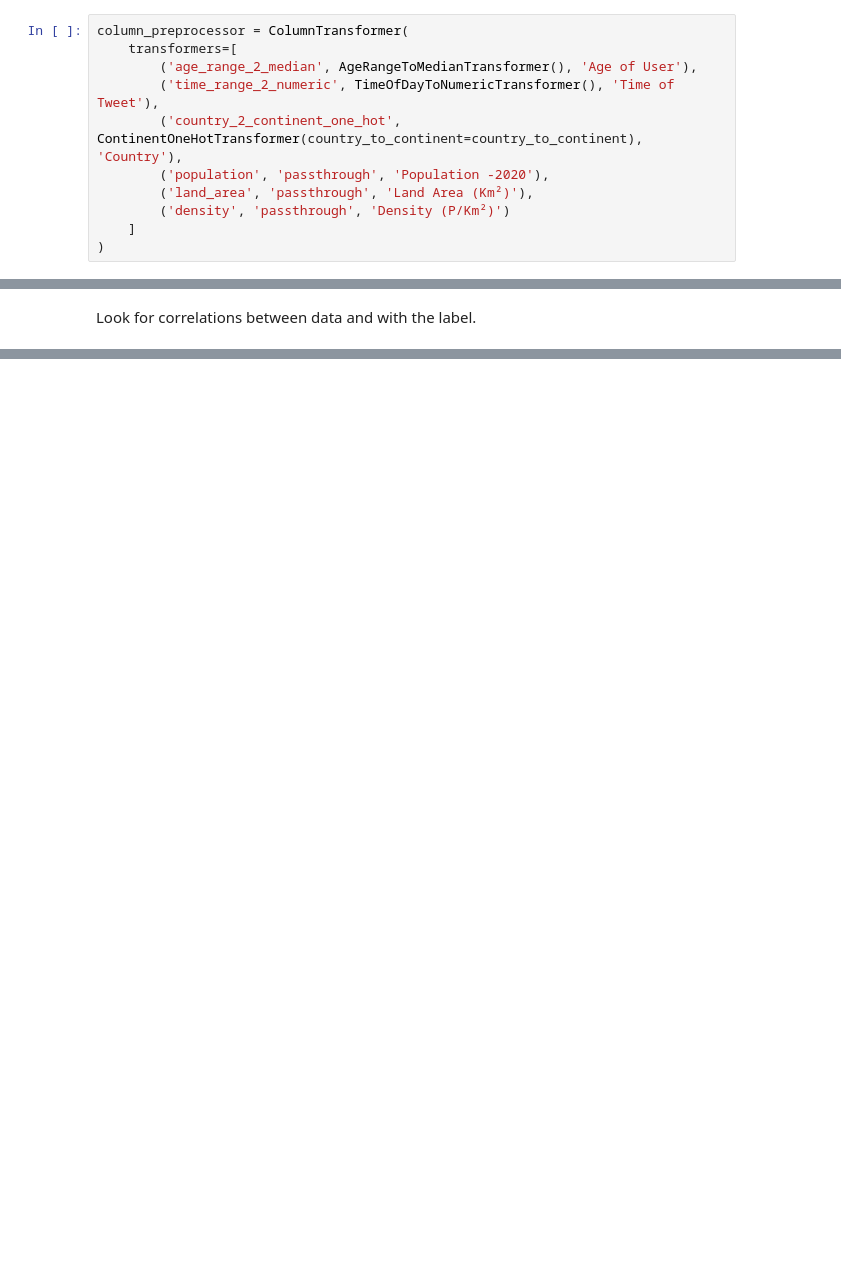
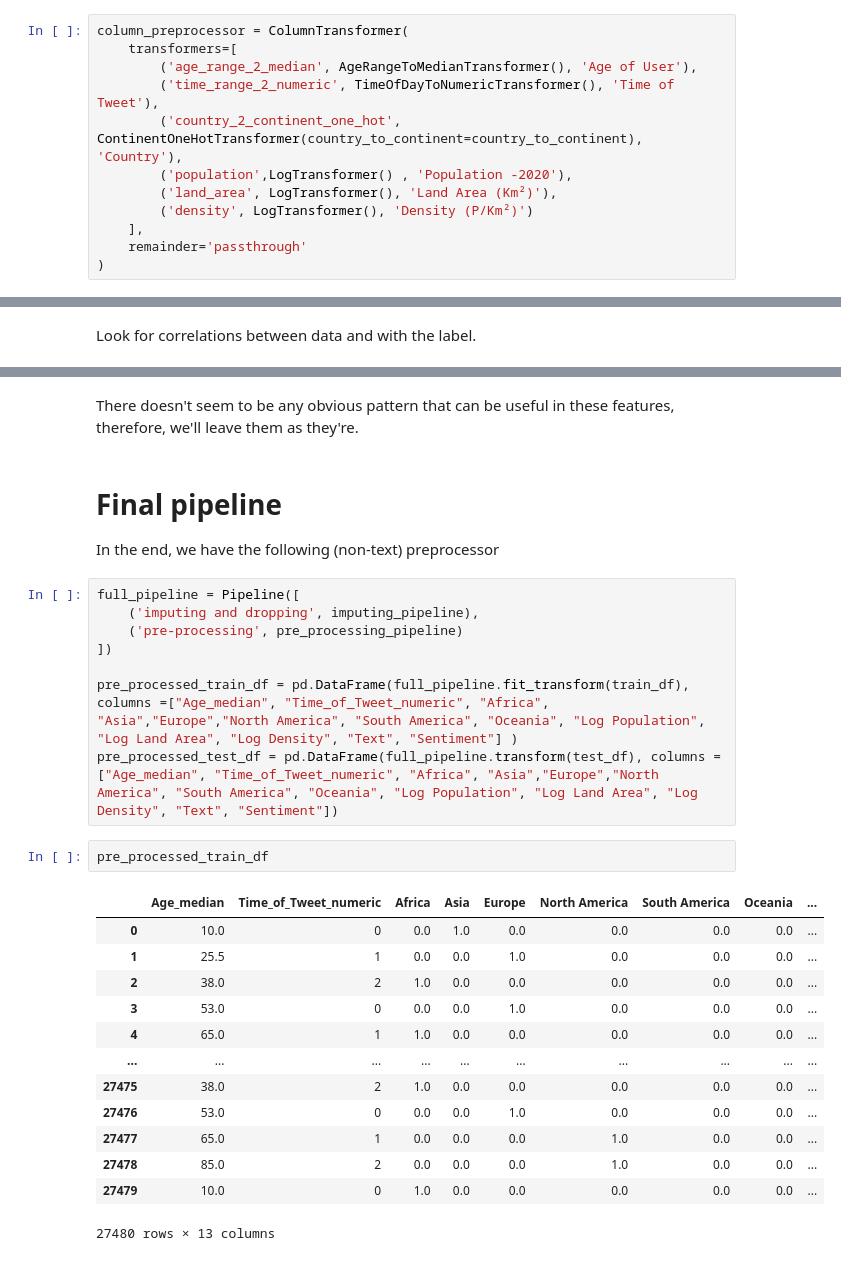
Before and after one commit to DiegoFleury/MI201-groupe-4, a Jupyter notebook: notebooks/preProcessingAndEDA.ipynb, the cells around one changed output, grey strips where cells are left out. Saved outputs shown, nothing was run; the diff lists cells and outputs as text; blank space fills up the shorter version.

```diff
--- a/notebooks/preProcessingAndEDA.ipynb
+++ b/notebooks/preProcessingAndEDA.ipynb
@@ -695,8 +752,9 @@ column_preprocessor = ColumnTransformer(
         ('age_range_2_median', AgeRangeToMedianTransformer(), 'Age of User'),
         ('time_range_2_numeric', TimeOfDayToNumericTransformer(), 'Time of Tweet'),
         ('country_2_continent_one_hot', ContinentOneHotTransformer(country_to_continent=country_to_continent), 'Country'),
-        ('population', 'passthrough', 'Population -2020'),
-        ('land_area', 'passthrough', 'Land Area (Km²)'),
-        ('density', 'passthrough', 'Density (P/Km²)')
-    ]
+        ('population',LogTransformer() , 'Population -2020'),
+        ('land_area', LogTransformer(), 'Land Area (Km²)'),
+        ('density', LogTransformer(), 'Density (P/Km²)')
+    ],
+    remainder='passthrough'
 )
@@ -740,0 +863,31 @@ Compare tf-idf, Word2Vec and BERT embeddings (Cluster and visualize words)
+# %% [markdown]
+There doesn't seem to be any obvious pattern that can be useful in these features, therefore, we'll leave them as they're.
+# %% [markdown]
+# Final pipeline
+
+
+In the end, we have the following (non-text) preprocessor
+# %%
+full_pipeline = Pipeline([
+    ('imputing and dropping', imputing_pipeline),
+    ('pre-processing', pre_processing_pipeline)
+])
+
+pre_processed_train_df = pd.DataFrame(full_pipeline.fit_transform(train_df), columns =["Age_median", "Time_of_Tweet_numeric", "Africa", "Asia","Europe","North America", "South America", "Oceania", "Log Population", "Log Land Area", "Log Density", "Text", "Sentiment"] )
+pre_processed_test_df = pd.DataFrame(full_pipeline.transform(test_df), columns = ["Age_median", "Time_of_Tweet_numeric", "Africa", "Asia","Europe","North America", "South America", "Oceania", "Log Population", "Log Land Area", "Log Density", "Text", "Sentiment"])
+# %%
+pre_processed_train_df
+# %% [output]
+|  | Age_median | Time_of_Tweet_numeric | Africa | Asia | Europe | North America | South America | Oceania | ... |
+| 0 | 10.0 | 0 | 0.0 | 1.0 | 0.0 | 0.0 | 0.0 | 0.0 | ... |
+| 1 | 25.5 | 1 | 0.0 | 0.0 | 1.0 | 0.0 | 0.0 | 0.0 | ... |
+| 2 | 38.0 | 2 | 1.0 | 0.0 | 0.0 | 0.0 | 0.0 | 0.0 | ... |
+| 3 | 53.0 | 0 | 0.0 | 0.0 | 1.0 | 0.0 | 0.0 | 0.0 | ... |
+| 4 | 65.0 | 1 | 1.0 | 0.0 | 0.0 | 0.0 | 0.0 | 0.0 | ... |
+| ... | ... | ... | ... | ... | ... | ... | ... | ... | ... |
+| 27475 | 38.0 | 2 | 1.0 | 0.0 | 0.0 | 0.0 | 0.0 | 0.0 | ... |
+| 27476 | 53.0 | 0 | 0.0 | 0.0 | 1.0 | 0.0 | 0.0 | 0.0 | ... |
+| 27477 | 65.0 | 1 | 0.0 | 0.0 | 0.0 | 1.0 | 0.0 | 0.0 | ... |
+| 27478 | 85.0 | 2 | 0.0 | 0.0 | 0.0 | 1.0 | 0.0 | 0.0 | ... |
+| 27479 | 10.0 | 0 | 1.0 | 0.0 | 0.0 | 0.0 | 0.0 | 0.0 | ... |
+27480 rows × 13 columns
```
Also changed, not shown: parts of 30 cells of this notebook.
